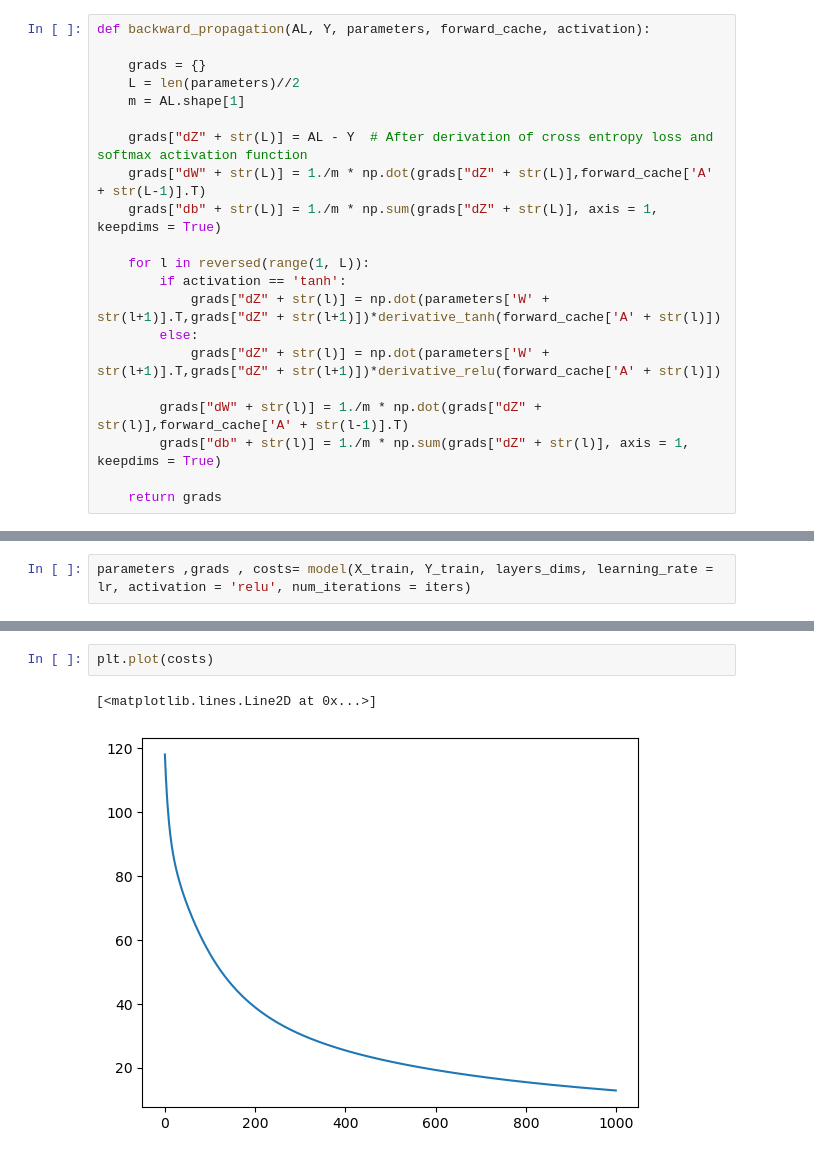
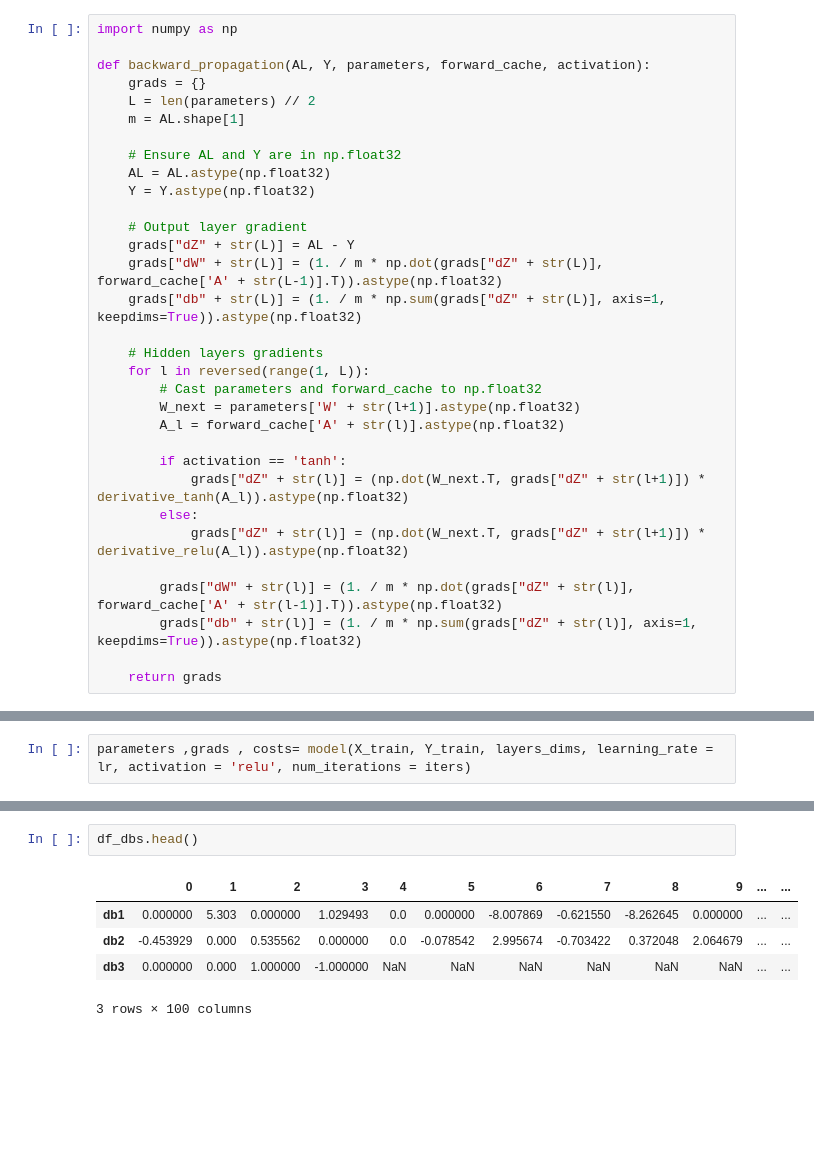
Before and after one commit to 210352R/NN_From_Scratch, a Jupyter notebook: test.ipynb, the cells around one changed output, grey strips where cells are left out. Saved outputs shown, nothing was run; the diff lists cells and outputs as text; blank space fills up the shorter version.

```diff
--- a/test.ipynb
+++ b/test.ipynb
@@ -130,24 +142,35 @@ def compute_cost(AL, Y):
 
     return cost
 # %%
+import numpy as np
+
 def backward_propagation(AL, Y, parameters, forward_cache, activation):
-
     grads = {}
-    L = len(parameters)//2
+    L = len(parameters) // 2
     m = AL.shape[1]
 
-    grads["dZ" + str(L)] = AL - Y  # After derivation of cross entropy loss and softmax activation function
-    grads["dW" + str(L)] = 1./m * np.dot(grads["dZ" + str(L)],forward_cache['A' + str(L-1)].T)
-    grads["db" + str(L)] = 1./m * np.sum(grads["dZ" + str(L)], axis = 1, keepdims = True)
+    # Ensure AL and Y are in np.float32
+    AL = AL.astype(np.float32)
+    Y = Y.astype(np.float32)
 
+    # Output layer gradient
+    grads["dZ" + str(L)] = AL - Y
+    grads["dW" + str(L)] = (1. / m * np.dot(grads["dZ" + str(L)], forward_cache['A' + str(L-1)].T)).astype(np.float32)
+    grads["db" + str(L)] = (1. / m * np.sum(grads["dZ" + str(L)], axis=1, keepdims=True)).astype(np.float32)
+
+    # Hidden layers gradients
     for l in reversed(range(1, L)):
+        # Cast parameters and forward_cache to np.float32
+        W_next = parameters['W' + str(l+1)].astype(np.float32)
+        A_l = forward_cache['A' + str(l)].astype(np.float32)
+
         if activation == 'tanh':
-            grads["dZ" + str(l)] = np.dot(parameters['W' + str(l+1)].T,grads["dZ" + str(l+1)])*derivative_tanh(forward_cache['A' + str(l)])
+            grads["dZ" + str(l)] = (np.dot(W_next.T, grads["dZ" + str(l+1)]) * derivative_tanh(A_l)).astype(np.float32)
         else:
-            grads["dZ" + str(l)] = np.dot(parameters['W' + str(l+1)].T,grads["dZ" + str(l+1)])*derivative_relu(forward_cache['A' + str(l)])
+            grads["dZ" + str(l)] = (np.dot(W_next.T, grads["dZ" + str(l+1)]) * derivative_relu(A_l)).astype(np.float32)
 
-        grads["dW" + str(l)] = 1./m * np.dot(grads["dZ" + str(l)],forward_cache['A' + str(l-1)].T)
-        grads["db" + str(l)] = 1./m * np.sum(grads["dZ" + str(l)], axis = 1, keepdims = True)
+        grads["dW" + str(l)] = (1. / m * np.dot(grads["dZ" + str(l)], forward_cache['A' + str(l-1)].T)).astype(np.float32)
+        grads["db" + str(l)] = (1. / m * np.sum(grads["dZ" + str(l)], axis=1, keepdims=True)).astype(np.float32)
 
     return grads
 # %%
@@ -435,5 +333,8 @@ costs
-# %%
-plt.plot(costs)
-# %% [output]
-[<matplotlib.lines.Line2D at 0x...>]
-[figure, removed]
+# %%
+df_dbs.head()
+# %% [output]
+|  | 0 | 1 | 2 | 3 | 4 | 5 | 6 | 7 | 8 | 9 | ... | ... |
+| db1 | 0.000000 | 5.303 | 0.000000 | 1.029493 | 0.0 | 0.000000 | -8.007869 | -0.621550 | -8.262645 | 0.000000 | ... | ... |
+| db2 | -0.453929 | 0.000 | 0.535562 | 0.000000 | 0.0 | -0.078542 | 2.995674 | -0.703422 | 0.372048 | 2.064679 | ... | ... |
+| db3 | 0.000000 | 0.000 | 1.000000 | -1.000000 | NaN | NaN | NaN | NaN | NaN | NaN | ... | ... |
+3 rows × 100 columns
```
Also changed, not shown: parts of 29 cells of this notebook, 4 other files.
